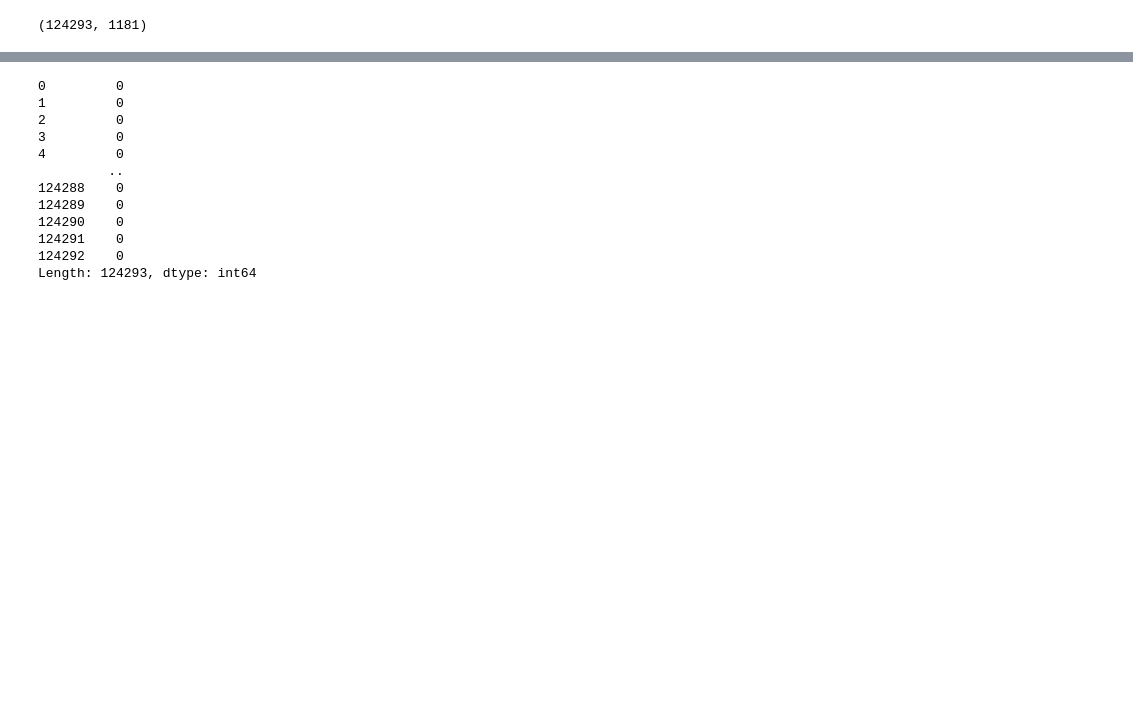
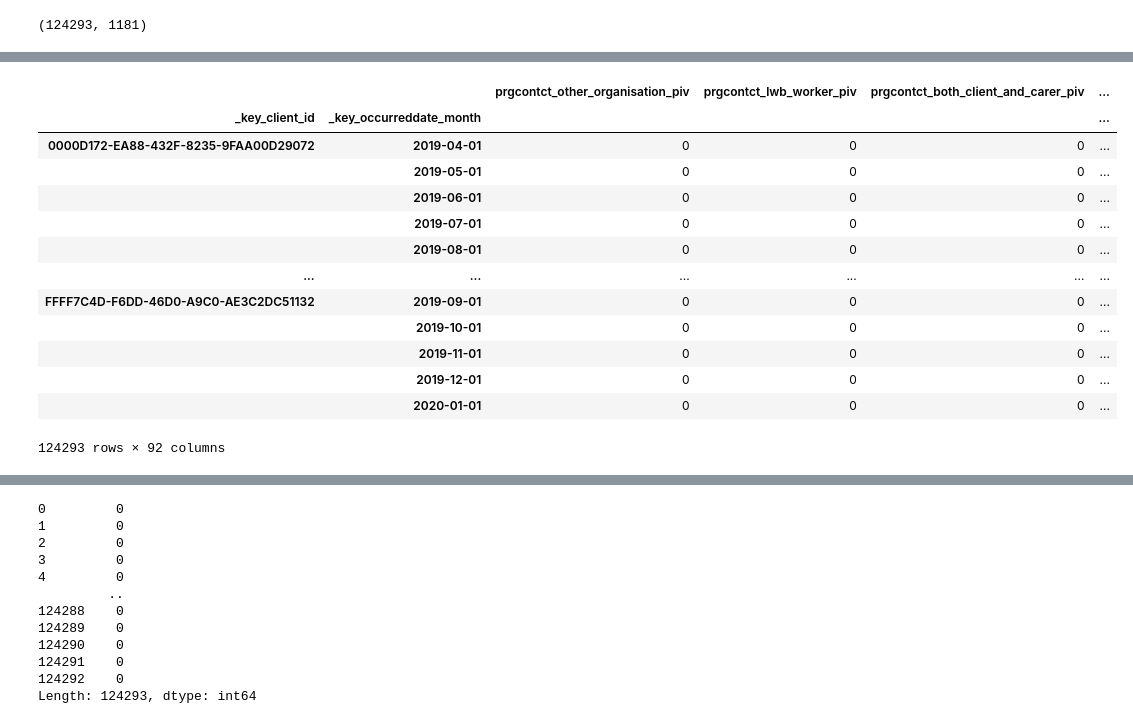
Before and after one commit to Troy-Cao/LWB-Risk-Cient-Detection, a Jupyter notebook: dataPreprocessing/dataPreprocessing.ipynb, the cells around one changed output, grey strips where cells are left out. Drawn from its saved outputs; the diff is of its cells as text; code cells hidden in the pictures; blank space fills up the shorter version.

```diff
--- a/dataPreprocessing/dataPreprocessing.ipynb
+++ b/dataPreprocessing/dataPreprocessing.ipynb
@@ -29 +35,24 @@ part_2
+# %%
+time_index = part_2.filter(regex=r'_key_occurreddate_month', axis=1)
+time_index = time_index.astype("datetime64[ns]")
+part_2["_key_occurreddate_month"] = time_index
+
+part_2 = part_2.set_index(["_key_client_id", "_key_occurreddate_month"])
+part_2.shape
+part_2
+# %% [output]
+|  |  | prgcontct_other_organisation_piv | prgcontct_lwb_worker_piv | prgcontct_both_client_and_carer_piv | ... |
+| _key_client_id | _key_occurreddate_month |  |  |  | ... |
+| 0000D172-EA88-432F-8235-9FAA00D29072 | 2019-04-01 | 0 | 0 | 0 | ... |
+|  | 2019-05-01 | 0 | 0 | 0 | ... |
+|  | 2019-06-01 | 0 | 0 | 0 | ... |
+|  | 2019-07-01 | 0 | 0 | 0 | ... |
+|  | 2019-08-01 | 0 | 0 | 0 | ... |
+| ... | ... | ... | ... | ... | ... |
+| FFFF7C4D-F6DD-46D0-A9C0-AE3C2DC51132 | 2019-09-01 | 0 | 0 | 0 | ... |
+|  | 2019-10-01 | 0 | 0 | 0 | ... |
+|  | 2019-11-01 | 0 | 0 | 0 | ... |
+|  | 2019-12-01 | 0 | 0 | 0 | ... |
+|  | 2020-01-01 | 0 | 0 | 0 | ... |
+124293 rows × 92 columns
 # %%
```
Also changed, not shown: parts of 13 cells of this notebook.
